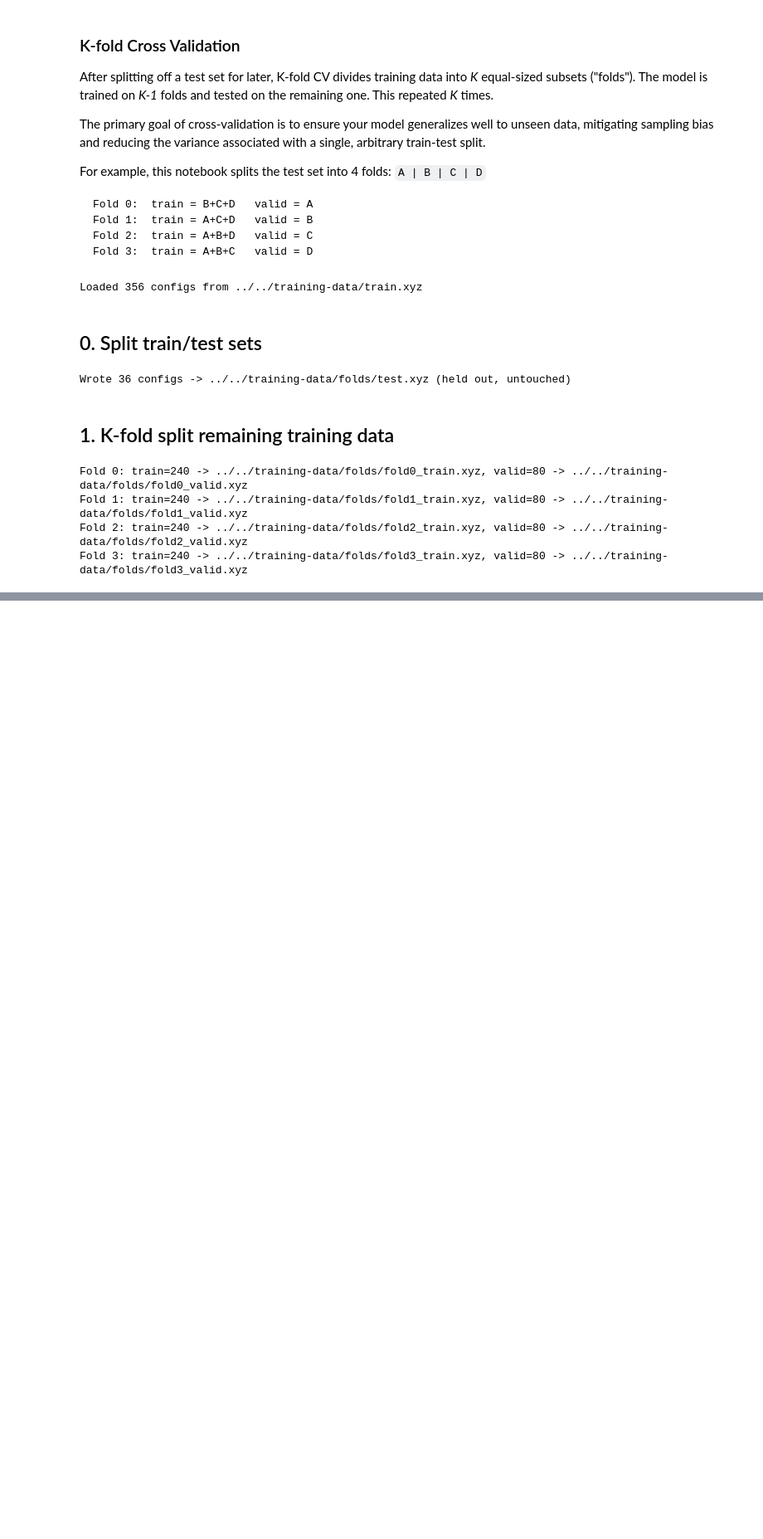
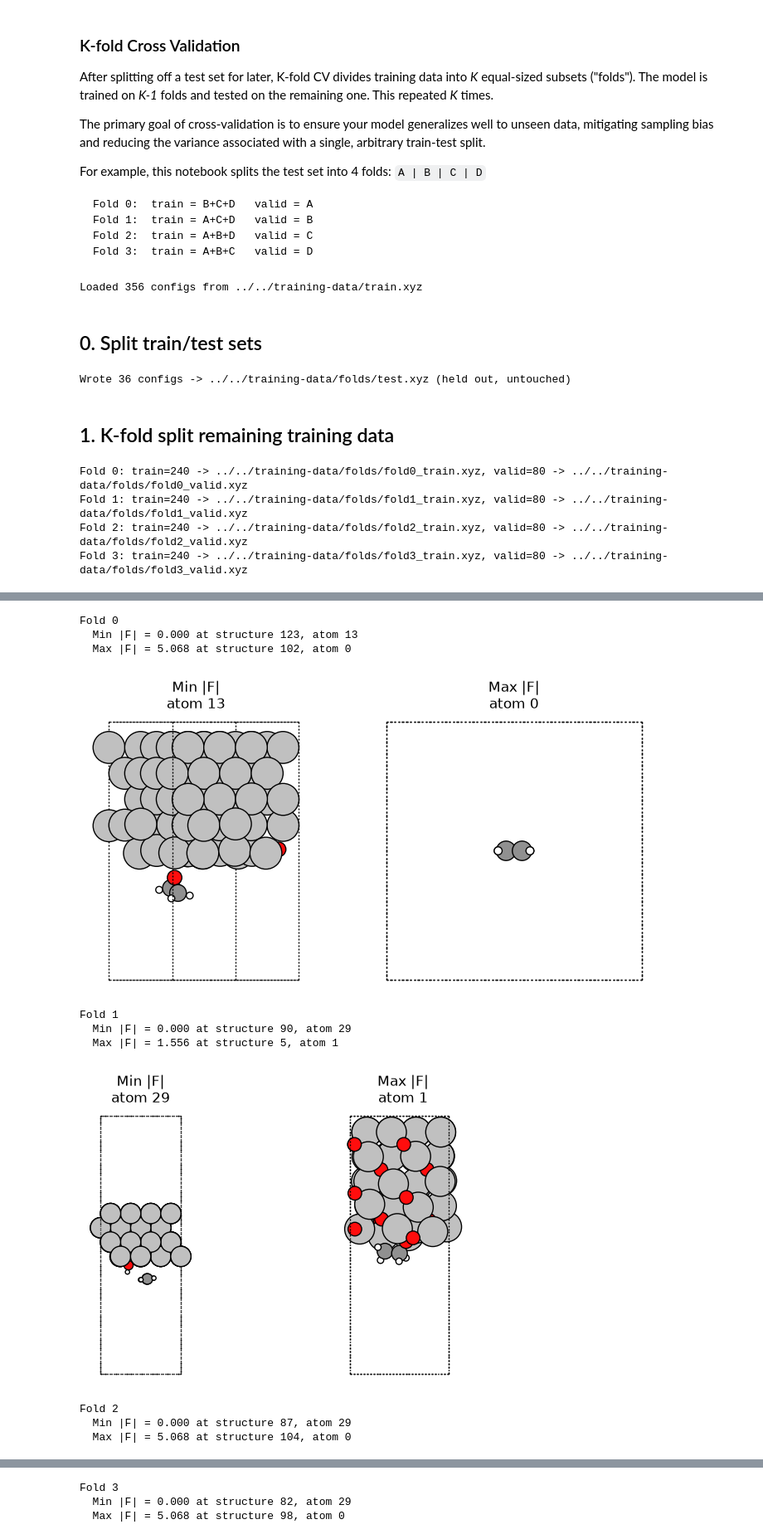
Before and after one commit to zbschwab/finetuned-mlips, a Jupyter notebook: mace-mh-1/cv-optuna/cv-setup.ipynb, the cells around one changed output, grey strips where cells are left out. Shown at 83% size. Drawn from its saved outputs; the diff is of its cells as text; code cells hidden in the pictures; blank space fills up the shorter version.

```diff
--- a/mace-mh-1/cv-optuna/cv-setup.ipynb
+++ b/mace-mh-1/cv-optuna/cv-setup.ipynb
@@ -71,0 +83,18 @@ Fold 3: train=240 -> ../../training-data/folds/fold3_train.xyz, valid=80 -> ../.
+# %%
+# check extremes
+import numpy as np
+
+for i in range(4):
+    fold = read(f"../../training-data/folds/fold{i}_train.xyz", ":")
+
+    energies = [atoms.get_potential_energy() for atoms in fold]
+    forces = np.concatenate([atoms.get_forces().ravel() for atoms in fold])
+
+    print(f"Fold {i}")
+    print(f"  Energy: {min(energies):.6f} to {max(energies):.6f} eV")
+    force_magnitudes = np.concatenate([
+        np.linalg.norm(atoms.get_forces(), axis=1)
+        for atoms in fold
+    ])
+
+    print(f"  Force:  {min(forces):.6f} to {max(forces):.6f} eV/Å")
@@ -71,0 +114,54 @@ Fold 3: train=240 -> ../../training-data/folds/fold3_train.xyz, valid=80 -> ../.
+# %%
+# print 2D structures associated with each extreme
+
+from ase.visualize.plot import plot_atoms
+import matplotlib.pyplot as plt
+
+for i in range(4):
+    fold = read(f"../../training-data/folds/fold{i}_train.xyz", ":")
+
+    min_mag = np.inf
+    max_mag = -np.inf
+    min_info = None
+    max_info = None
+
+    for struct_idx, atoms in enumerate(fold):
+        mags = np.linalg.norm(atoms.get_forces(), axis=1)
+
+        atom_min = np.argmin(mags)
+        atom_max = np.argmax(mags)
+
+        if mags[atom_min] < min_mag:
+            min_mag = mags[atom_min]
+            min_info = (struct_idx, atom_min)
+
+        if mags[atom_max] > max_mag:
+            max_mag = mags[atom_max]
+            max_info = (struct_idx, atom_max)
+
+    print(f"\nFold {i}")
+    print(f"  Min |F| = {min_mag:.3f} at structure {min_info[0]}, atom {min_info[1]}")
+    print(f"  Max |F| = {max_mag:.3f} at structure {max_info[0]}, atom {max_info[1]}")
+
+    fig, axes = plt.subplots(1, 2, figsize=(8, 4))
+
+    plot_atoms(fold[min_info[0]], axes[0], rotation="90x,0y,0z")
+    axes[0].set_title(f"Min |F|\natom {min_info[1]}")
+
+    plot_atoms(fold[max_info[0]], axes[1], rotation="90x,0y,0z")
+    axes[1].set_title(f"Max |F|\natom {max_info[1]}")
+
+    plt.tight_layout()
+    plt.show()
+# %% [output]
+Fold 0
+  Min |F| = 0.000 at structure 123, atom 13
+  Max |F| = 5.068 at structure 102, atom 0
+[figure, added]
+Fold 1
+  Min |F| = 0.000 at structure 90, atom 29
+  Max |F| = 1.556 at structure 5, atom 1
+[figure, added]
+Fold 2
+  Min |F| = 0.000 at structure 87, atom 29
+  Max |F| = 5.068 at structure 104, atom 0
@@ -71,0 +169,3 @@ Fold 3: train=240 -> ../../training-data/folds/fold3_train.xyz, valid=80 -> ../.
+Fold 3
+  Min |F| = 0.000 at structure 82, atom 29
+  Max |F| = 5.068 at structure 98, atom 0
```
Also changed, not shown: parts of 4 cells of this notebook, 6 other files.
